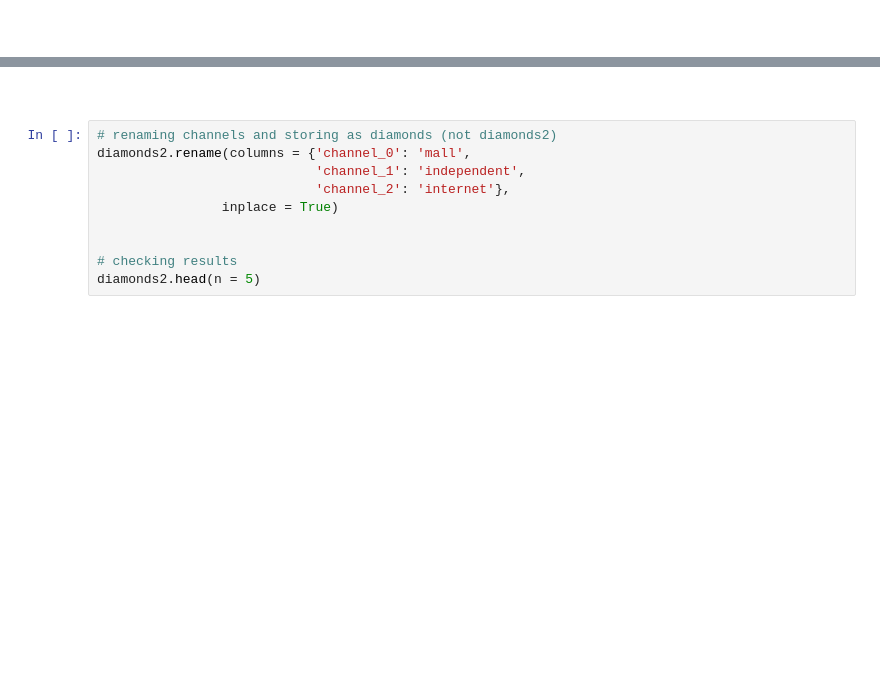
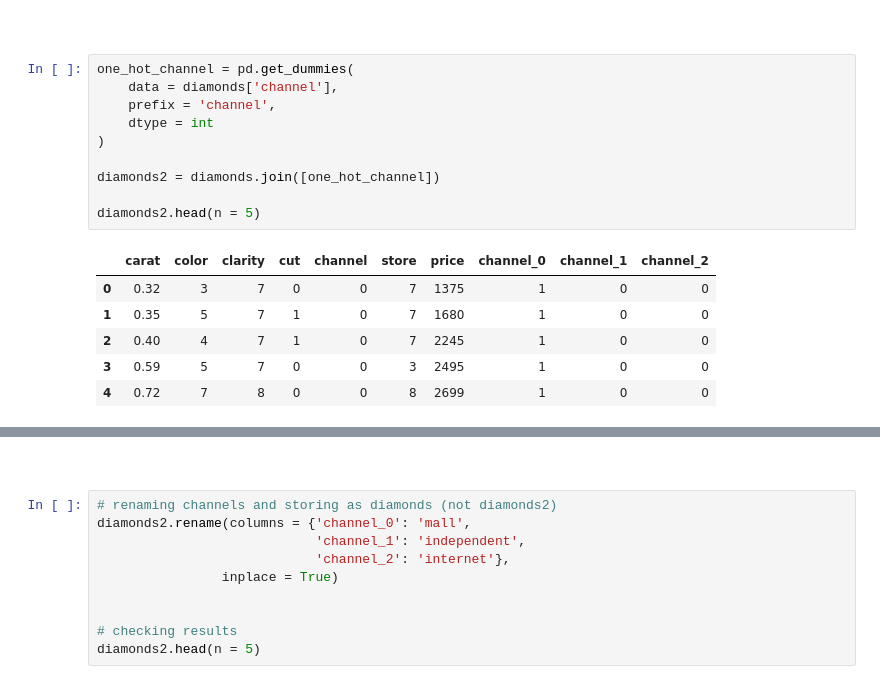
Before and after one commit to Knowasiak/A2_World_Region_Analysis, a Jupyter notebook: Script 04 - The Model Building Framework - Guided.ipynb, the cells around one changed output, grey strips where cells are left out. Saved outputs shown, nothing was run; the diff lists cells and outputs as text; blank space fills up the shorter version.

```diff
--- a/Script 04 - The Model Building Framework - Guided.ipynb
+++ b/Script 04 - The Model Building Framework - Guided.ipynb
@@ -125,4 +145,21 @@ help(pd.get_dummies)
 # %% [markdown]
 <br>
+# %%
+one_hot_channel = pd.get_dummies(
+    data = diamonds['channel'],
+    prefix = 'channel',
+    dtype = int
+)
+
+diamonds2 = diamonds.join([one_hot_channel])
+
+diamonds2.head(n = 5)
+# %% [output]
+|  | carat | color | clarity | cut | channel | store | price | channel_0 | channel_1 | channel_2 |
+| 0 | 0.32 | 3 | 7 | 0 | 0 | 7 | 1375 | 1 | 0 | 0 |
+| 1 | 0.35 | 5 | 7 | 1 | 0 | 7 | 1680 | 1 | 0 | 0 |
+| 2 | 0.40 | 4 | 7 | 1 | 0 | 7 | 2245 | 1 | 0 | 0 |
+| 3 | 0.59 | 5 | 7 | 0 | 0 | 3 | 2495 | 1 | 0 | 0 |
+| 4 | 0.72 | 7 | 8 | 0 | 0 | 8 | 2699 | 1 | 0 | 0 |
 # %%
 # one hot encoding categorical variables
```
Also changed, not shown: parts of 19 cells of this notebook.
